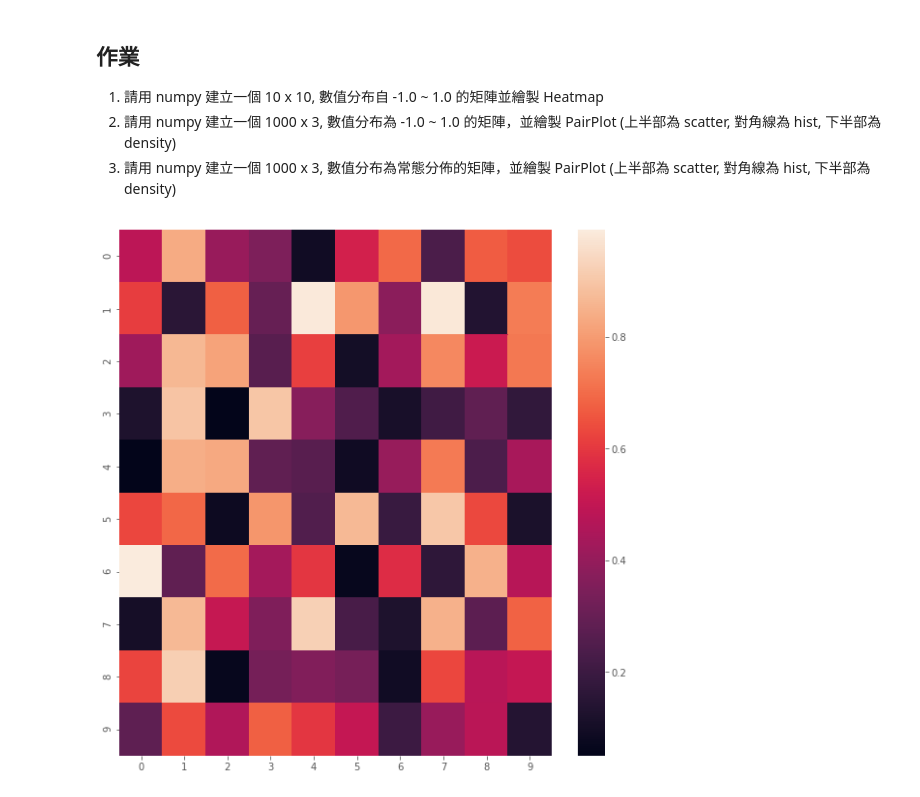
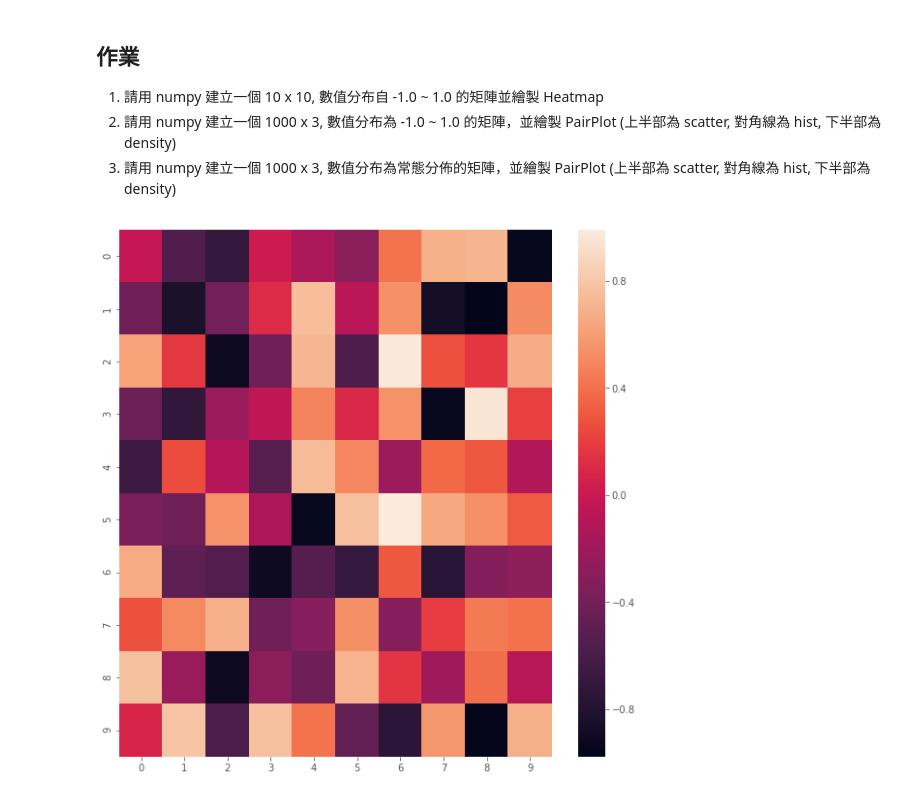
Before and after one commit to tan800630/ML100-Days, a Jupyter notebook: homework/Day_015_HW.ipynb, the cells around one changed output. Cells and saved outputs as stored; diff of their text form; code cells hidden in the pictures.

```diff
--- a/homework/Day_015_HW.ipynb
+++ b/homework/Day_015_HW.ipynb
@@ -19,18 +19,18 @@ warnings.filterwarnings('ignore')
 # %%
 """
 Your Code Here
 """
-matrix = np.random.random(size = 100).reshape(10,10)
+matrix = (np.random.random(size = 100)*2-1).reshape(10,10)
 
 plt.figure(figsize=(10,10))
 """
 Your Code Here
 """
 heatmap = sns.heatmap(matrix)
 
 plt.show()
 # %% [output]
-[figure, old version]
+[figure, new version]
 # %%
 nrow = 1000
 ncol = 3
```
Also changed, not shown: parts of 2 cells of this notebook.
